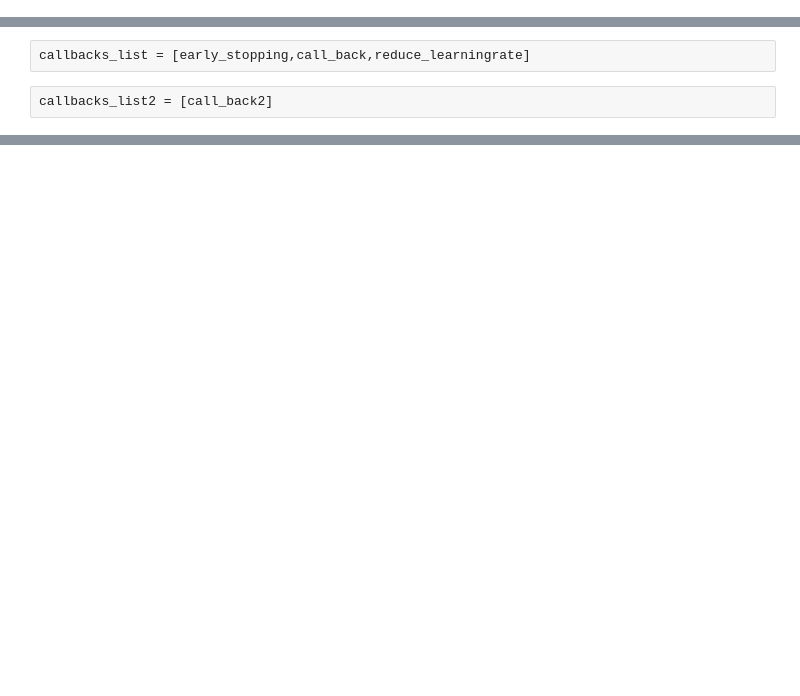
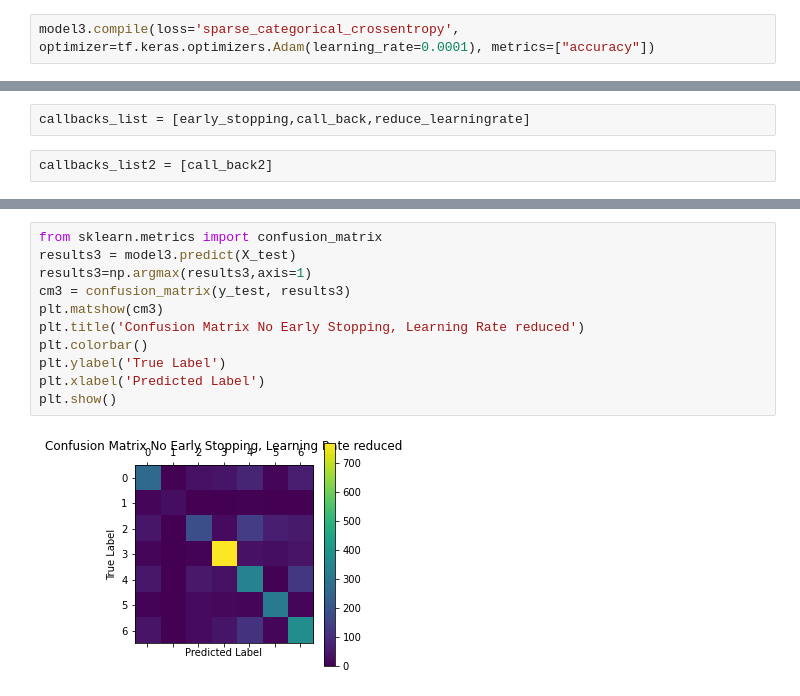
Before and after one commit to krawczyk22/Facial-Expression-Recognition-System, a Jupyter notebook: Experiment_results/Facial_expression_EarlyStopping_Fer2013.ipynb, the cells around one changed output, grey strips where cells are left out. Drawn from its saved outputs; the diff is of its cells as text; blank space fills up the shorter version.

```diff
--- a/Experiment_results/Facial_expression_EarlyStopping_Fer2013.ipynb
+++ b/Experiment_results/Facial_expression_EarlyStopping_Fer2013.ipynb
@@ -141,6 +188,8 @@ model2.add(Dense(7, activation='softmax'))
 model.compile(loss='sparse_categorical_crossentropy', optimizer=tf.keras.optimizers.Adam(learning_rate=0.0001), metrics=["accuracy"])
 # %%
 model2.compile(loss='sparse_categorical_crossentropy', optimizer=tf.keras.optimizers.Adam(learning_rate=0.0001), metrics=["accuracy"])
+# %%
+model3.compile(loss='sparse_categorical_crossentropy', optimizer=tf.keras.optimizers.Adam(learning_rate=0.0001), metrics=["accuracy"])
 # %%
 from keras.callbacks import ModelCheckpoint, EarlyStopping, ReduceLROnPlateau
 
@@ -273,0 +386,13 @@ plt.show()
+# %%
+from sklearn.metrics import confusion_matrix
+results3 = model3.predict(X_test)
+results3=np.argmax(results3,axis=1)
+cm3 = confusion_matrix(y_test, results3)
+plt.matshow(cm3)
+plt.title('Confusion Matrix No Early Stopping, Learning Rate reduced')
+plt.colorbar()
+plt.ylabel('True Label')
+plt.xlabel('Predicted Label')
+plt.show()
+# %% [output]
+[figure, added]
```
Also changed, not shown: parts of 9 cells of this notebook.
